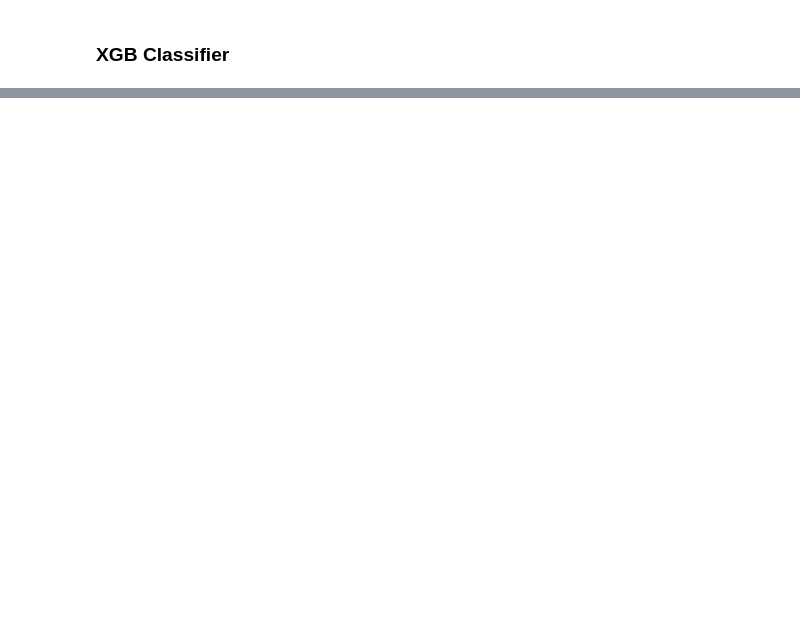
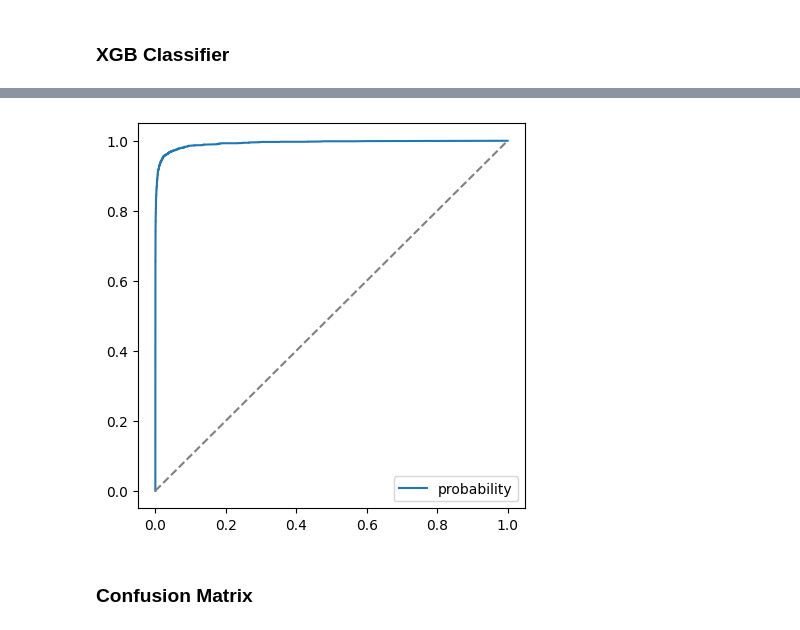
Before and after one commit to subair99/ML_Zoomcamp_2024_Project_Mid, a Jupyter notebook: notebooks/development.ipynb, the cells around one changed output, grey strips where cells are left out. Cells and saved outputs as stored; diff of their text form; code cells hidden in the pictures; blank space fills up the shorter version.

```diff
--- a/notebooks/development.ipynb
+++ b/notebooks/development.ipynb
@@ -489,6 +495,6 @@ plt.show()
 df = de.copy()
 # %%
 # Split the data.
-X_train, X_val, X_test, y_train, y_val, y_test = split_data(df)
+_, _, X_train, X_val, _, _, y_train, y_val, dv = split_data(df)
 # %%
 # Create the features.
@@ -527,0 +531,15 @@ print(f"Confusion_Matrix_xgb:\n{Confusion_Matrix_xgb}")
+# %%
+# Plot the ROC curve.
+plt.figure(figsize=(5, 5))
+
+fpr, tpr, _ = roc_curve(y_val, y_pred)
+plt.plot(fpr, tpr, label='probability')
+
+plt.plot([0, 1], [0, 1], color='grey', linestyle='--')
+
+plt.legend()
+plt.show()
+# %% [output]
+[figure, added]
+# %% [markdown]
+### Confusion Matrix
```
Also changed, not shown: parts of 68 cells of this notebook.
